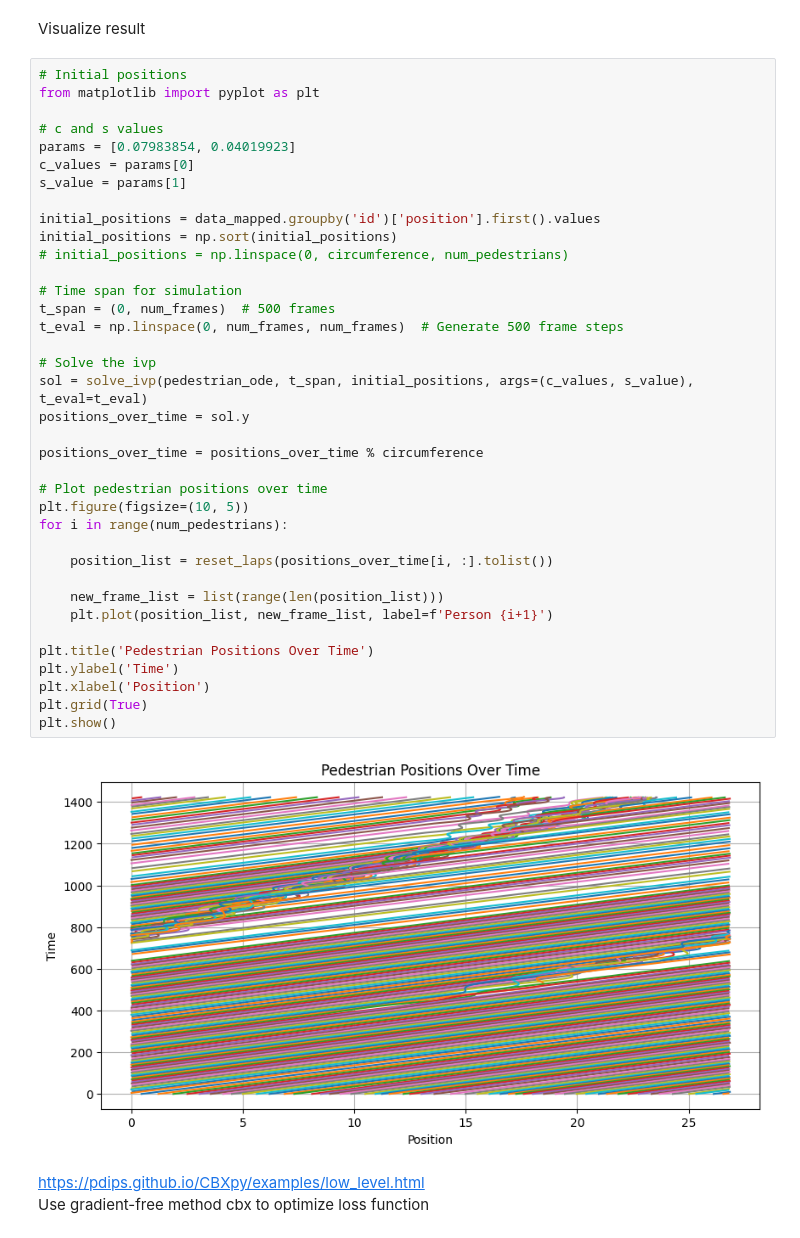
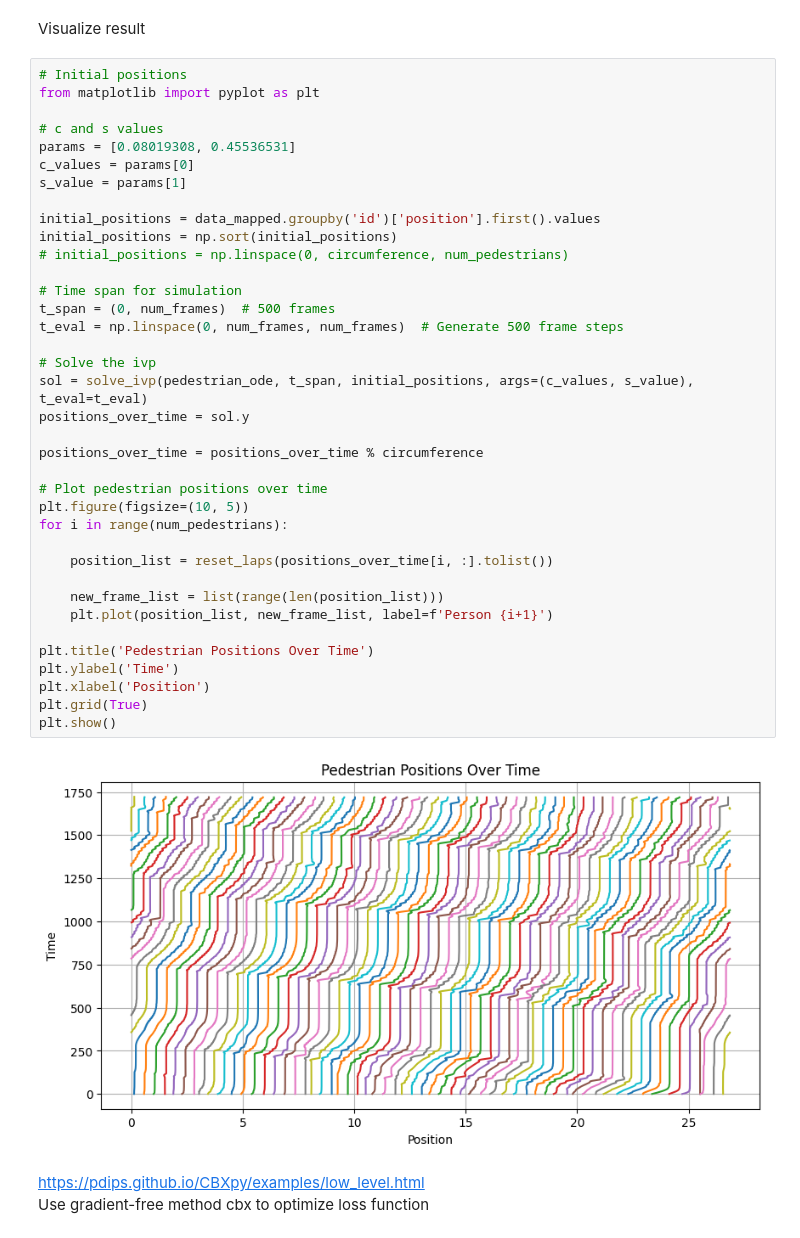
Before and after one commit to yutingdong0/pedestrian-dynamics, a Jupyter notebook: model_optimization.ipynb, the cells around one changed output. Cells and saved outputs as stored; diff of their text form.

```diff
--- a/model_optimization.ipynb
+++ b/model_optimization.ipynb
@@ -178,40 +178,40 @@ Visualize result
 from matplotlib import pyplot as plt
 
 # c and s values
-params = [0.07983854, 0.04019923]
+params = [0.08019308, 0.45536531]
 c_values = params[0]
 s_value = params[1]
 
 initial_positions = data_mapped.groupby('id')['position'].first().values
 initial_positions = np.sort(initial_positions)
 # initial_positions = np.linspace(0, circumference, num_pedestrians)
 
 # Time span for simulation
 t_span = (0, num_frames)  # 500 frames
 t_eval = np.linspace(0, num_frames, num_frames)  # Generate 500 frame steps
 
 # Solve the ivp
 sol = solve_ivp(pedestrian_ode, t_span, initial_positions, args=(c_values, s_value), t_eval=t_eval)
 positions_over_time = sol.y
 
 positions_over_time = positions_over_time % circumference
 
 # Plot pedestrian positions over time
 plt.figure(figsize=(10, 5))
 for i in range(num_pedestrians):
 
     position_list = reset_laps(positions_over_time[i, :].tolist())
 
     new_frame_list = list(range(len(position_list)))
     plt.plot(position_list, new_frame_list, label=f'Person {i+1}')
 
 plt.title('Pedestrian Positions Over Time')
 plt.ylabel('Time')
 plt.xlabel('Position')
 plt.grid(True)
 plt.show()
 # %% [output]
-[figure, old version]
+[figure, new version]
 # %% [markdown]
 https://pdips.github.io/CBXpy/examples/low_level.html \
 Use gradient-free method cbx to optimize loss function
```
Also changed, not shown: parts of 4 cells of this notebook, 3 other files.
